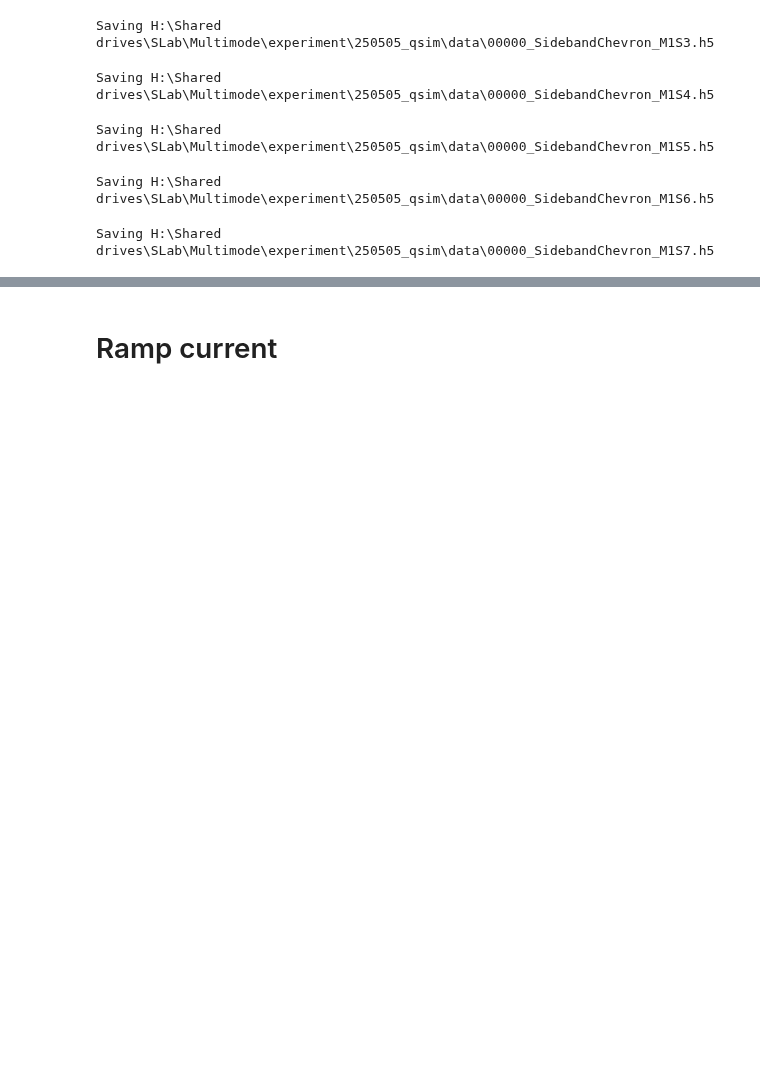
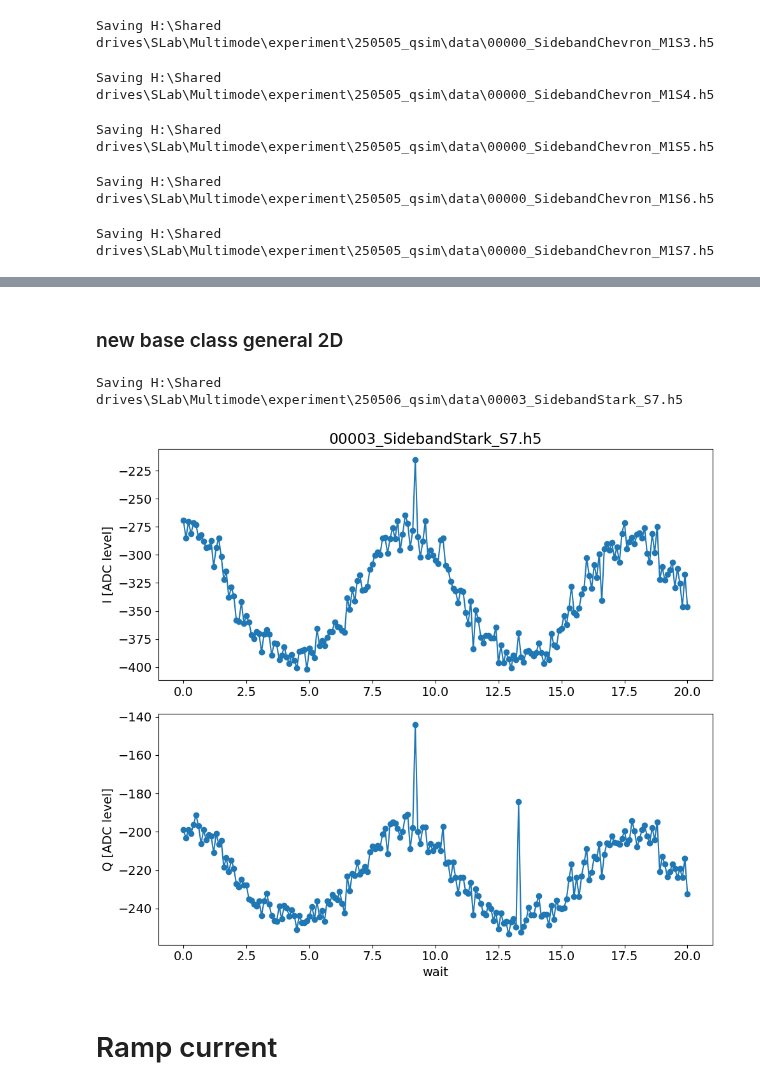
Before and after one commit to SchusterLab/multimode_expts, a Jupyter notebook: qsim_experiments.ipynb, the cells around one changed output, grey strips where cells are left out. Saved outputs shown, nothing was run; the diff lists cells and outputs as text; code cells hidden in the pictures; blank space fills up the shorter version.

```diff
--- a/qsim_experiments.ipynb
+++ b/qsim_experiments.ipynb
@@ -321,0 +557,2 @@ Saving H:\Shared drives\SLab\Multimode\experiment\250505_qsim\data\00000_Sideban
+# %% [markdown]
+### new base class general 2D
@@ -322,3 +562,49 @@ Saving H:\Shared drives\SLab\Multimode\experiment\250505_qsim\data\00000_Sideban
+# %%
+for init_stor in [7]: #range(1,8):
+    ro_stor = 0
+    expt_params = dict(
+        expts = 1,
+        reps = 500,
+        rounds = 1,
+        qubits = [0],
+        f0g1_cavity = 1,  #  1/2 name of manipulate cavity
+        init_stor = init_stor, # storage mode number to initialize to n=1 Fock state
+        ro_stor = ro_stor, # storage mode number that gets read out in the end
+        # if 0, this means to read out man instead
+        detune = 0,
+        # detunes=np.linspace(-0.1,0.1,101).tolist(),
+        advance_phase = 0, # advance phase of second pi/2 by this much [degrees]
+        # advance_phases=np.linspace(-90,90,91).tolist(),
+        # wait=10, # wait time between two hpi pulses in us
+        waits = np.linspace(0,20,201).tolist(),
+        swept_params = ['wait'],
+        # usage: if you want to sweep cfg.expt.paramName,
+        # include paramName here in this list
+        # AND include cfg.expt.paramNames (note the s) as a list of values to step thru.
+        # (You want a list instead of numpy array for better yaml export.)
+        # Currently handles 1D and 2D sweeps and plots only.
+        # For 2D, order is [outer, inner].
+        normalize = False,
+        active_reset = True,
+        man_reset = True,
+        storage_reset = True,
+        echoes = [False, 0], # [on/off, number of echoes]
+    )
+
+    qbe = QsimBaseExperiment(
+        soccfg=soc,
+        path=expt_path,
+        prefix=f"SidebandStark_S{expt_params['init_stor']}",
+        config_file=config_path,
+        expt_params=expt_params,
+        program=SidebandStarkProgram,
+        progress=True)
+
+    qbe.cfg.device.readout.relax_delay = [200]  # Wait time between experiments [us]
+    qbe.go(analyze=False, display=True, progress=True, save=True)
+# %% [output]
+Saving H:\Shared drives\SLab\Multimode\experiment\250506_qsim\data\00003_SidebandStark_S7.h5
+[figure, added]
 # %% [markdown]
 # Ramp current
 # %%
```
Also changed, not shown: parts of 18 cells of this notebook, 2 other files.
